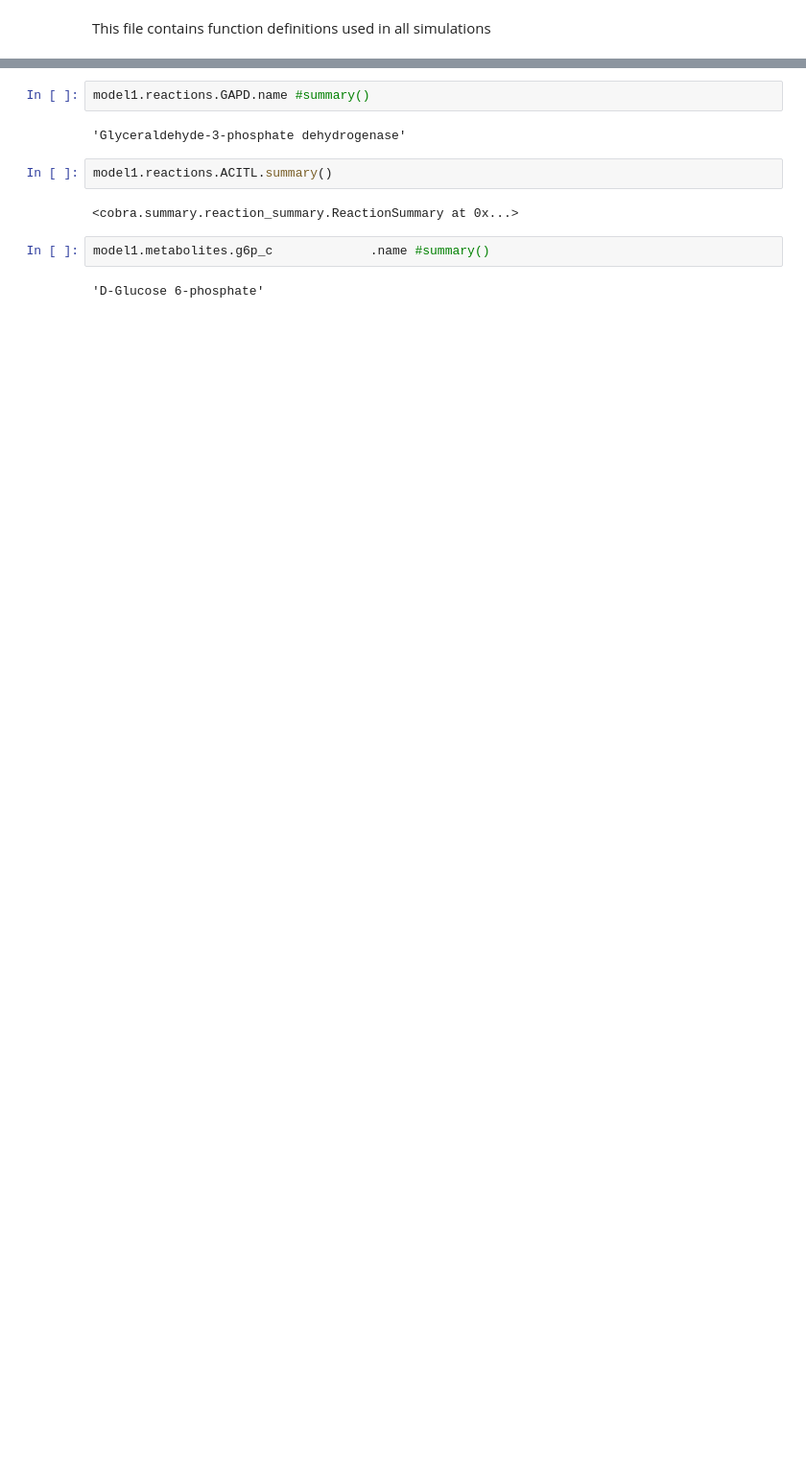
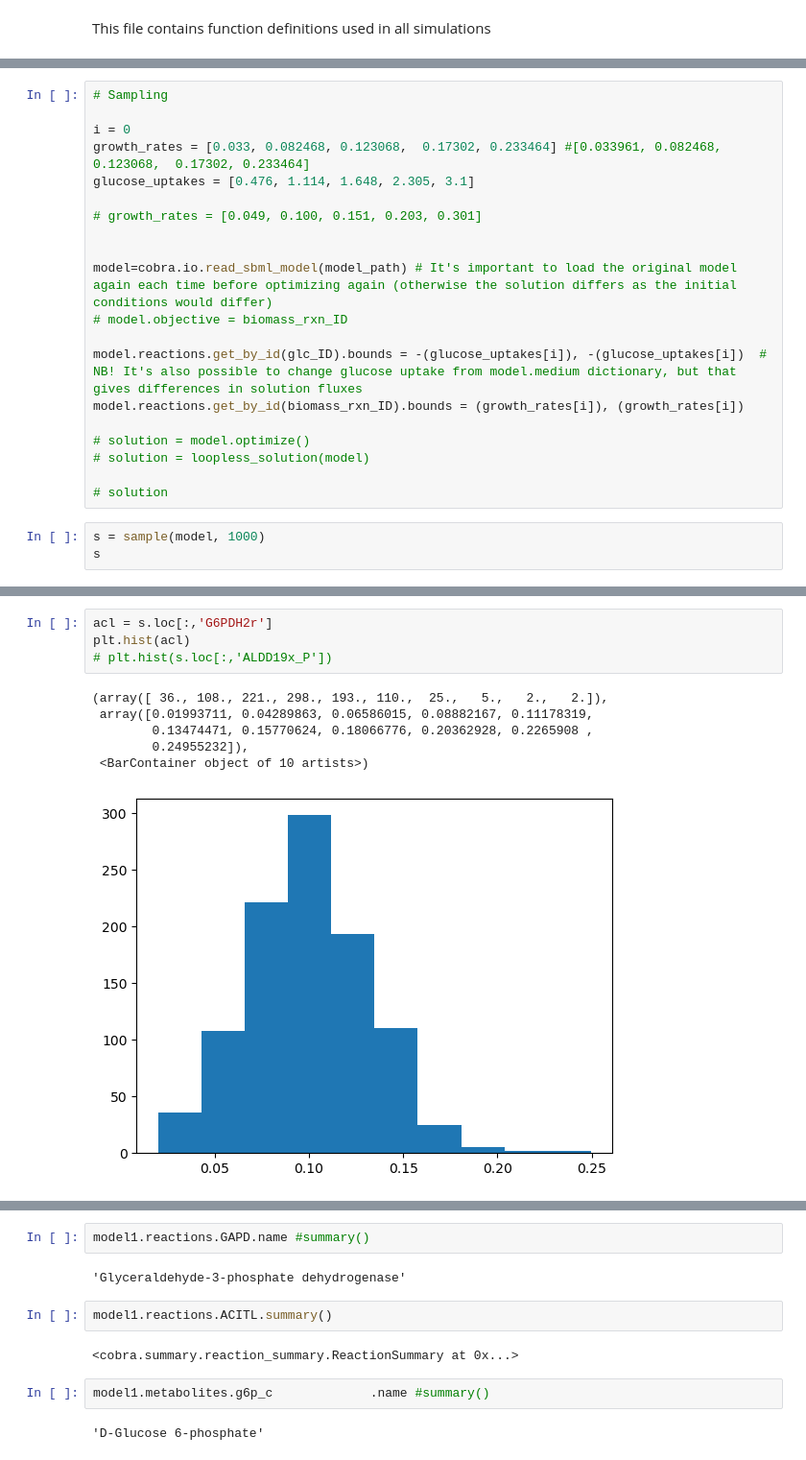
Before and after one commit to maivehanni/BSc_thesis, a Jupyter notebook: Python_scripts/Thesis_simulations_all_models/functions_test.ipynb, the cells around one changed output, grey strips where cells are left out. Shown at 96% size. Saved outputs shown, nothing was run; the diff lists cells and outputs as text; blank space fills up the shorter version.

```diff
--- a/Python_scripts/Thesis_simulations_all_models/functions_test.ipynb
+++ b/Python_scripts/Thesis_simulations_all_models/functions_test.ipynb
@@ -23,3 +24,26 @@ import matplotlib
 # %% [output]
 The autoreload extension is already loaded. To reload it, use:
   %reload_ext autoreload
+# %%
+# Sampling
+
+i = 0
+growth_rates = [0.033, 0.082468, 0.123068,  0.17302, 0.233464] #[0.033961, 0.082468, 0.123068,  0.17302, 0.233464]
+glucose_uptakes = [0.476, 1.114, 1.648, 2.305, 3.1]
+
+# growth_rates = [0.049, 0.100, 0.151, 0.203, 0.301]
+
+
+model=cobra.io.read_sbml_model(model_path) # It's important to load the original model again each time before optimizing again (otherwise the solution differs as the initial conditions would differ)
+# model.objective = biomass_rxn_ID
+
+model.reactions.get_by_id(glc_ID).bounds = -(glucose_uptakes[i]), -(glucose_uptakes[i])  # NB! It's also possible to change glucose uptake from model.medium dictionary, but that gives differences in solution fluxes
+model.reactions.get_by_id(biomass_rxn_ID).bounds = (growth_rates[i]), (growth_rates[i])
+
+# solution = model.optimize()
+# solution = loopless_solution(model)
+
+# solution
+# %%
+s = sample(model, 1000)
+s
@@ -25,0 +79,11 @@ The autoreload extension is already loaded. To reload it, use:
+# %%
+acl = s.loc[:,'G6PDH2r']
+plt.hist(acl)
+# plt.hist(s.loc[:,'ALDD19x_P'])
+# %% [output]
+(array([ 36., 108., 221., 298., 193., 110.,  25.,   5.,   2.,   2.]),
+ array([0.01993711, 0.04289863, 0.06586015, 0.08882167, 0.11178319,
+        0.13474471, 0.15770624, 0.18066776, 0.20362928, 0.2265908 ,
+        0.24955232]),
+ <BarContainer object of 10 artists>)
+[figure, added]
```
Also changed, not shown: parts of 5 cells of this notebook, 34 other files.
